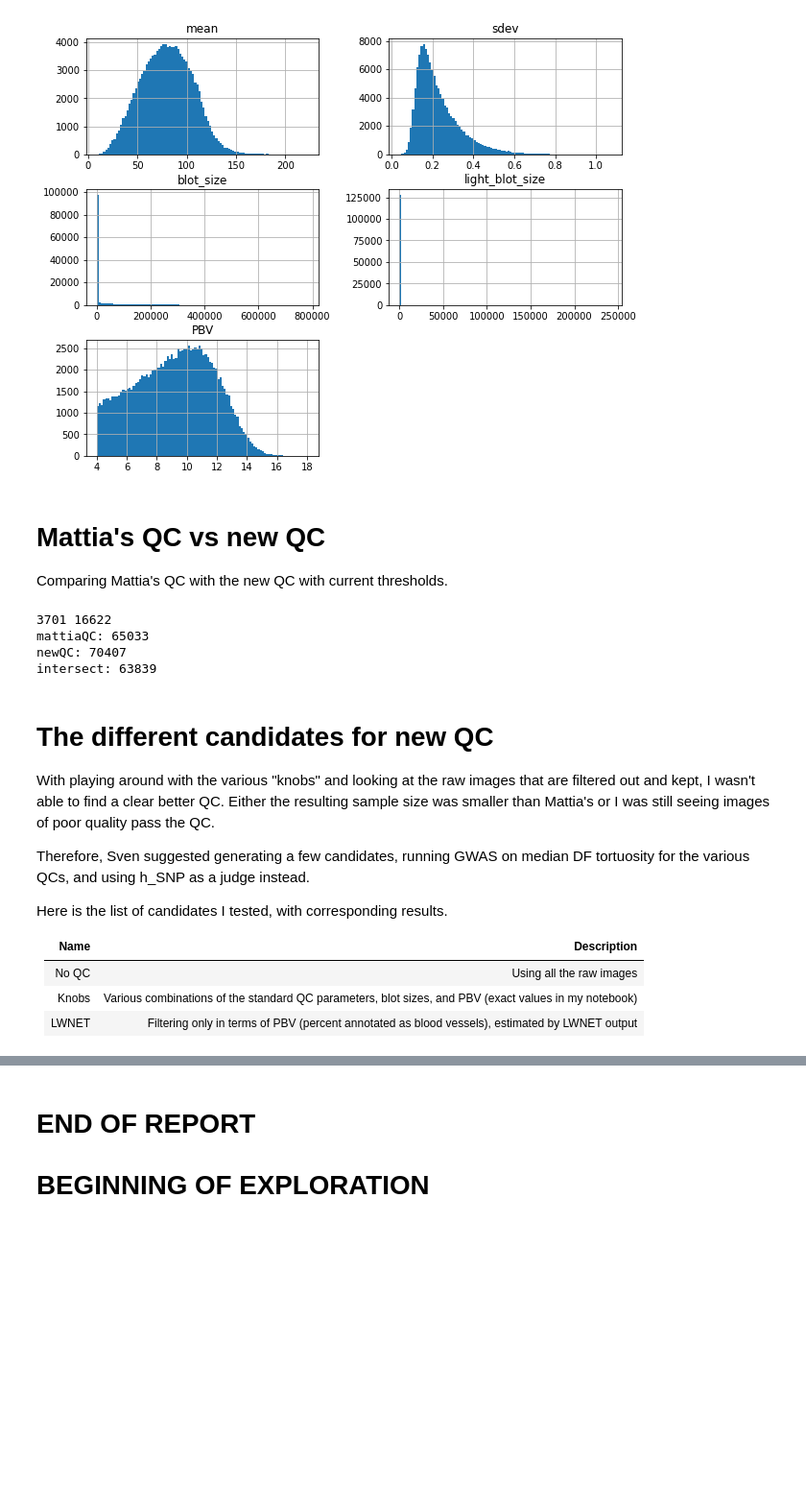
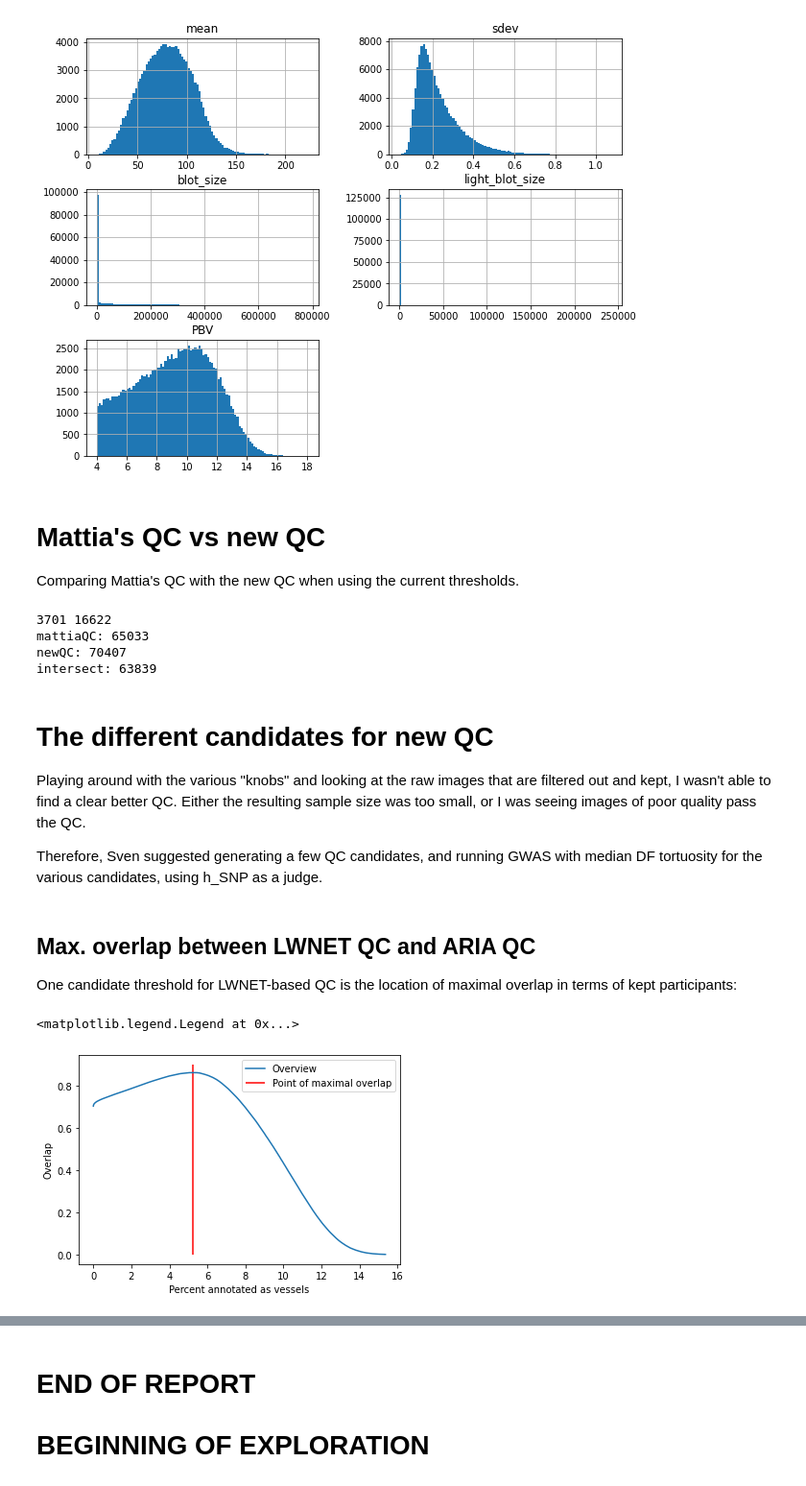
Before and after one commit to BergmannLab/Retina-tortuosity, a Jupyter notebook: preprocessing/newQC.ipynb, the cells around one changed output, grey strips where cells are left out. Shown at 96% size. Cells and saved outputs as stored; diff of their text form; code cells hidden in the pictures; blank space fills up the shorter version.

```diff
--- a/preprocessing/newQC.ipynb
+++ b/preprocessing/newQC.ipynb
@@ -255,7 +255,7 @@ keep.hist(bins=100, figsize=(10,8));
 [figure]
 # %% [markdown]
 # Mattia's QC vs new QC
-Comparing Mattia's QC with the new QC with current thresholds.
+Comparing Mattia's QC with the new QC when using the current thresholds.
 # %%
 mattiaQC = pd.read_csv("/HDD/data/UKBB/fundus/qcStats/mattiaQC_participants.txt", header=None, names=['participants'], dtype=str)
 mattiaQC_parts = set(mattiaQC['participants'])
@@ -284,14 +284,39 @@ newQC: 70407
 intersect: 63839
 # %% [markdown]
 # The different candidates for new QC
-With playing around with the various "knobs" and looking at the raw images that are filtered out and kept, I wasn't able to find a clear better QC. Either the resulting sample size was smaller than Mattia's or I was still seeing images of poor quality pass the QC.
+Playing around with the various "knobs" and looking at the raw images that are filtered out and kept, I wasn't able to find a clear better QC. Either the resulting sample size was too small, or I was seeing images of poor quality pass the QC.
 
-Therefore, Sven suggested generating a few candidates, running GWAS on median DF tortuosity for the various QCs, and using h_SNP as a judge instead.
-
-Here is the list of candidates I tested, with corresponding results.
-
-|Name|Description
-|---|---
-|No QC|Using all the raw images
-|Knobs|Various combinations of the standard QC parameters, blot sizes, and PBV (exact values in my notebook)
-|LWNET|Filtering only in terms of PBV (percent annotated as blood vessels), estimated by LWNET output|
+Therefore, Sven suggested generating a few QC candidates, and running GWAS with median DF tortuosity for the various candidates, using h_SNP as a judge.
+# %% [markdown]
+## Max. overlap between LWNET QC and ARIA QC
+
+One candidate threshold for LWNET-based QC is the location of maximal overlap in terms of kept participants:
+# %%
+thresholds = np.quantile(stats['PBV'].loc[stats['PBV'] > 0], np.linspace(1,999, 999)/1000)
+
+intersect=[]
+union=[]
+overlap=[]
+N_i = []
+for i,thres in enumerate(thresholds):
+
+    pass_files = set(stats[stats['PBV'] > thres].index)
+    N_i.append(len(set([j.split('_')[0] for j in pass_files])))
+    intersect.append(pass_files & mattiaQC_files)
+    union.append(pass_files | mattiaQC_files)
+
+    overlap.append( len(intersect[i]) / len(union[i]) )
+# %%
+imax = np.argmax(overlap)
+deciles = np.quantile(stats['PBV'].loc[stats['PBV'] > 0], np.linspace(1,9, 9)/10)
+
+plt.plot(thresholds,overlap)
+plt.vlines(thresholds[imax], 0, 0.9, color='r')
+# for i in deciles:
+#     plt.vlines(i, 0, 0.9, color='g')
+plt.xlabel("Percent annotated as vessels")
+plt.ylabel("Overlap")
+plt.legend(["Overview", "Point of maximal overlap"])
+# %% [output]
+<matplotlib.legend.Legend at 0x...>
+[figure, added]
```
Also changed, not shown: parts of 12 cells of this notebook.
